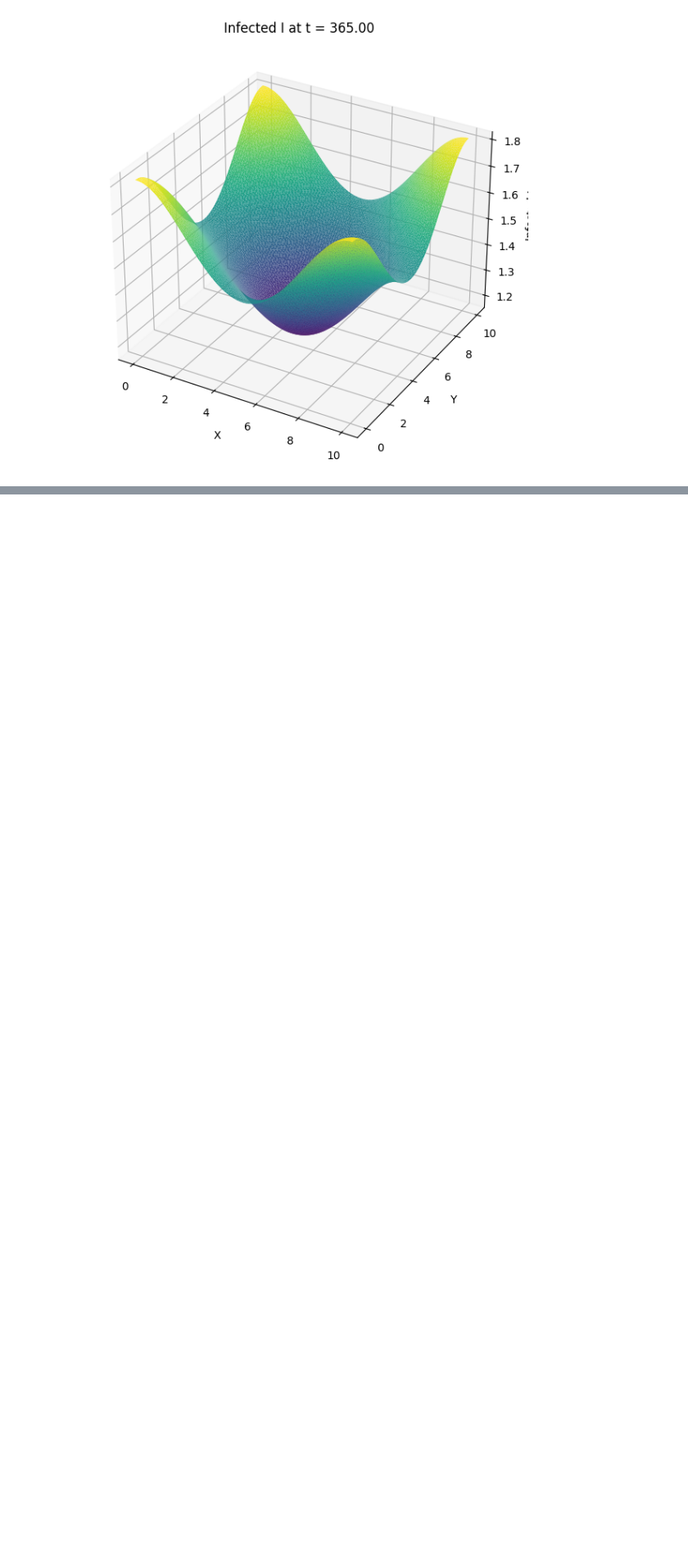
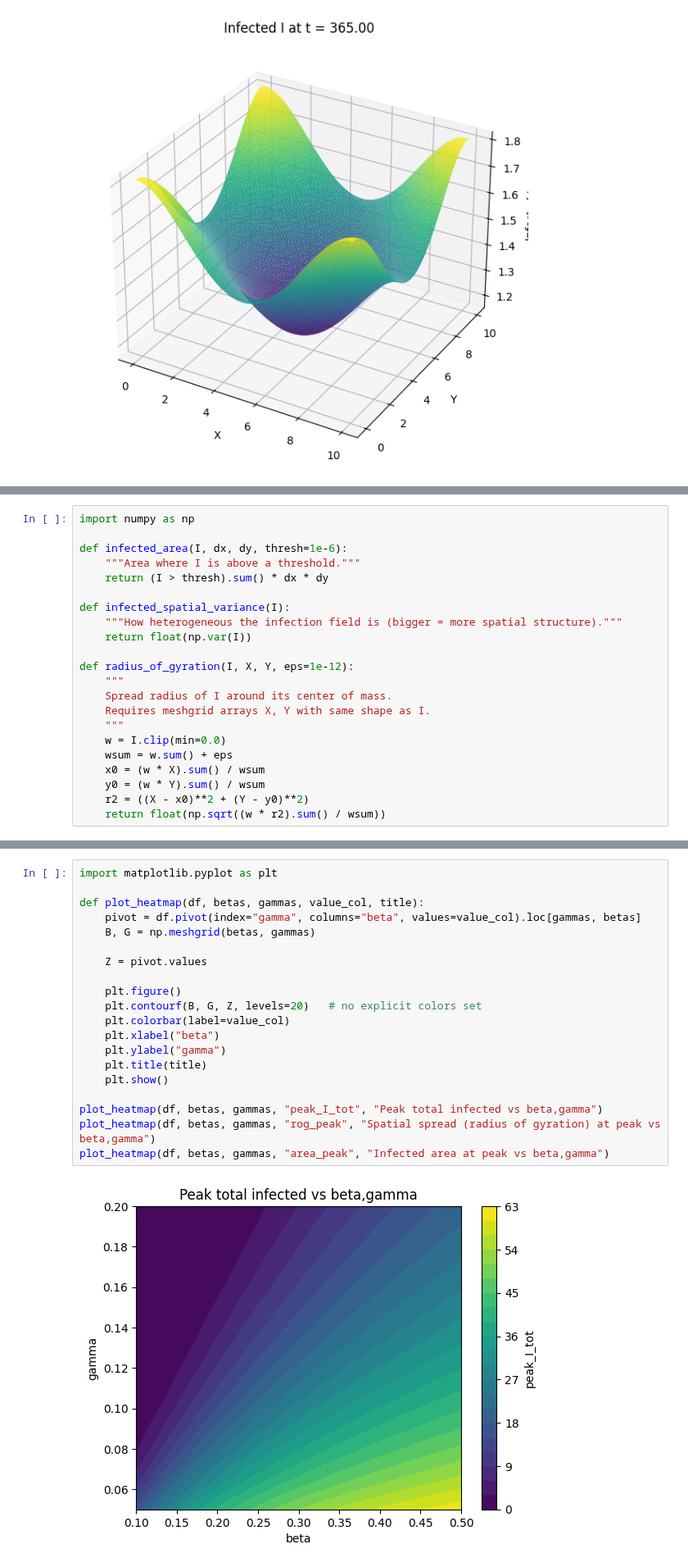
Before and after one commit to aeblik/SIR-Model, a Jupyter notebook: model/dynamic_sir_2d.ipynb, the cells around one changed output, grey strips where cells are left out. Shown at 82% size. Saved outputs shown, nothing was run; the diff lists cells and outputs as text; blank space fills up the shorter version.

```diff
--- a/model/dynamic_sir_2d.ipynb
+++ b/model/dynamic_sir_2d.ipynb
@@ -494,0 +497,22 @@ KeyboardInterrupt:
+# %%
+import numpy as np
+
+def infected_area(I, dx, dy, thresh=1e-6):
+    """Area where I is above a threshold."""
+    return (I > thresh).sum() * dx * dy
+
+def infected_spatial_variance(I):
+    """How heterogeneous the infection field is (bigger = more spatial structure)."""
+    return float(np.var(I))
+
+def radius_of_gyration(I, X, Y, eps=1e-12):
+    """
+    Spread radius of I around its center of mass.
+    Requires meshgrid arrays X, Y with same shape as I.
+    """
+    w = I.clip(min=0.0)
+    wsum = w.sum() + eps
+    x0 = (w * X).sum() / wsum
+    y0 = (w * Y).sum() / wsum
+    r2 = ((X - x0)**2 + (Y - y0)**2)
+    return float(np.sqrt((w * r2).sum() / wsum))
@@ -494,0 +603,22 @@ KeyboardInterrupt:
+# %%
+import matplotlib.pyplot as plt
+
+def plot_heatmap(df, betas, gammas, value_col, title):
+    pivot = df.pivot(index="gamma", columns="beta", values=value_col).loc[gammas, betas]
+    B, G = np.meshgrid(betas, gammas)
+
+    Z = pivot.values
+
+    plt.figure()
+    plt.contourf(B, G, Z, levels=20)   # no explicit colors set
+    plt.colorbar(label=value_col)
+    plt.xlabel("beta")
+    plt.ylabel("gamma")
+    plt.title(title)
+    plt.show()
+
+plot_heatmap(df, betas, gammas, "peak_I_tot", "Peak total infected vs beta,gamma")
+plot_heatmap(df, betas, gammas, "rog_peak", "Spatial spread (radius of gyration) at peak vs beta,gamma")
+plot_heatmap(df, betas, gammas, "area_peak", "Infected area at peak vs beta,gamma")
+# %% [output]
+[figure, added]
```
Also changed, not shown: parts of 10 cells of this notebook, 1 other file.
